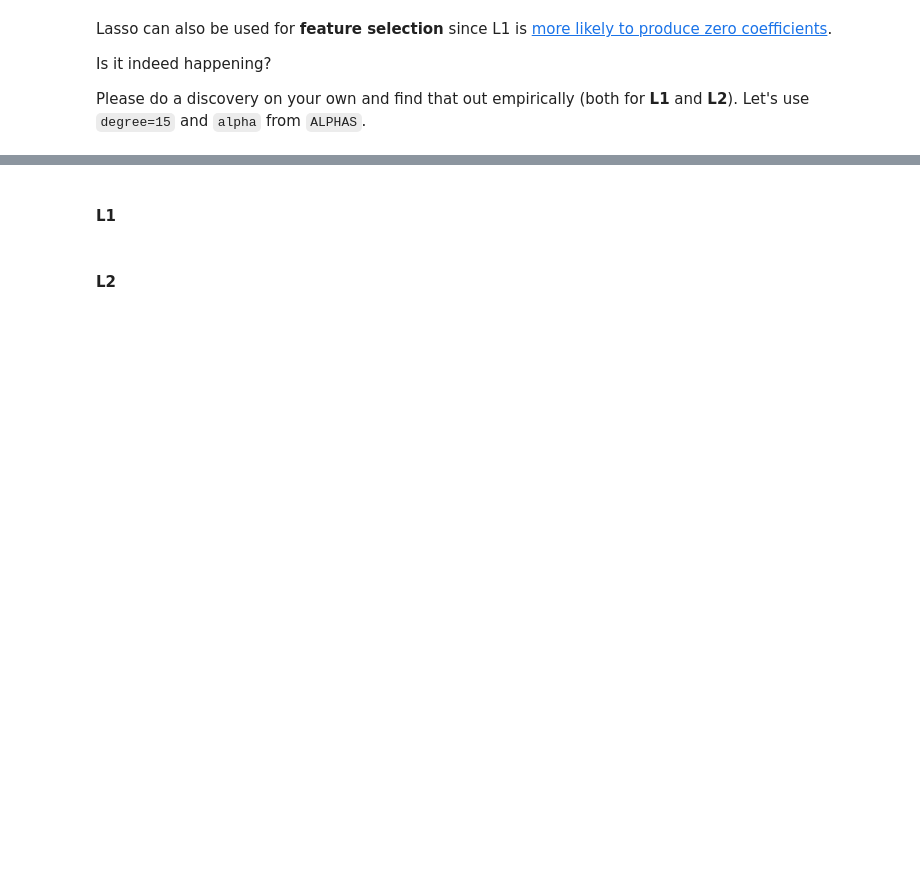
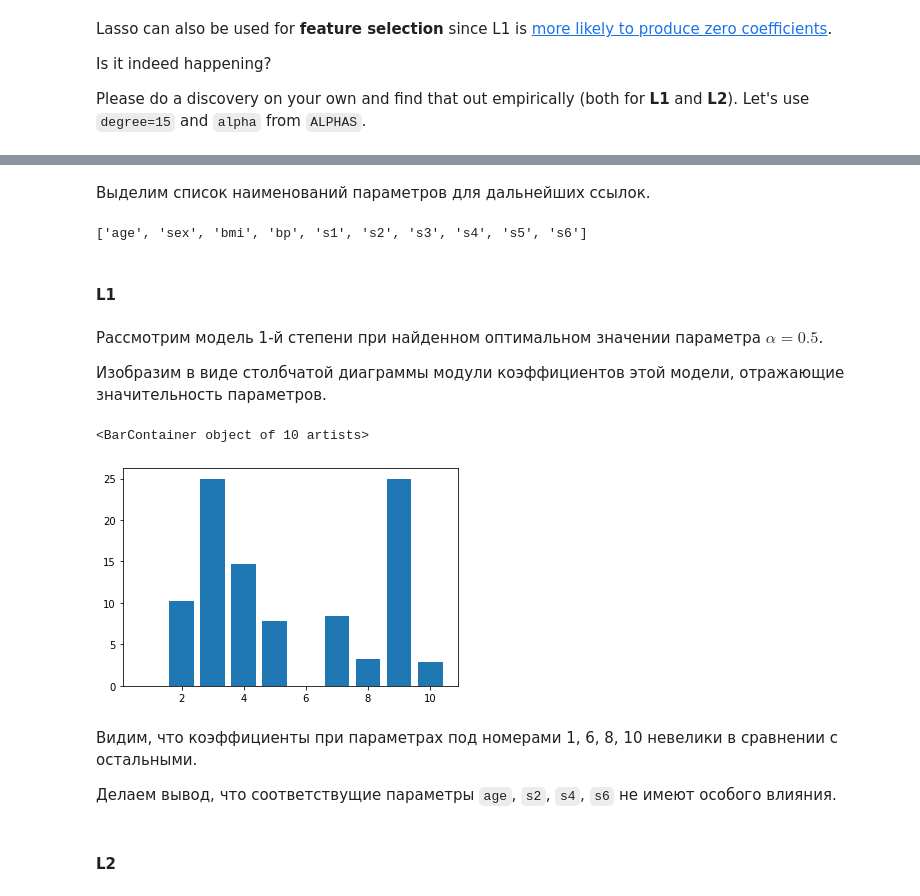
Before and after one commit to LaSegadora/rsschool_4_overfitting_regularization, a Jupyter notebook: overfitting_regularization.ipynb, the cells around one changed output, grey strips where cells are left out. Drawn from its saved outputs; the diff is of its cells as text; code cells hidden in the pictures; blank space fills up the shorter version.

```diff
--- a/overfitting_regularization.ipynb
+++ b/overfitting_regularization.ipynb
@@ -497,2 +498,8 @@ Please do a discovery on your own and find that out empirically (both for **L1**
+# %% [markdown]
+Выделим список наименований параметров для дальнейших ссылок.
+# %%
+X_diabetes.columns.tolist()
+# %% [output]
+['age', 'sex', 'bmi', 'bp', 's1', 's2', 's3', 's4', 's5', 's6']
 # %% [markdown]
 #### L1
@@ -501,2 +506,16 @@ Please do a discovery on your own and find that out empirically (both for **L1**
+# %% [markdown]
+Рассмотрим модель 1-й степени при найденном оптимальном значении параметра $\alpha=0.5$.
+
+Изобразим в виде столбчатой диаграммы модули коэффициентов этой модели, отражающие значительность параметров.
+# %%
+coefs_1_L1 = make_model(degree=1, penalty='L1', alpha=0.5).fit(X_diabetes,y_diabetes)['reg'].coef_
+plt.bar(np.arange(1,11),np.abs(coefs_1_L1))
+# %% [output]
+<BarContainer object of 10 artists>
+[figure, added]
+# %% [markdown]
+Видим, что коэффициенты при параметрах под номерами 1, 6, 8, 10 невелики в сравнении с остальными.
+
+Делаем вывод, что соответствущие параметры `age`, `s2`, `s4`, `s6` не имеют особого влияния.
 # %% [markdown]
 #### L2
```
Also changed, not shown: parts of 14 cells of this notebook.
